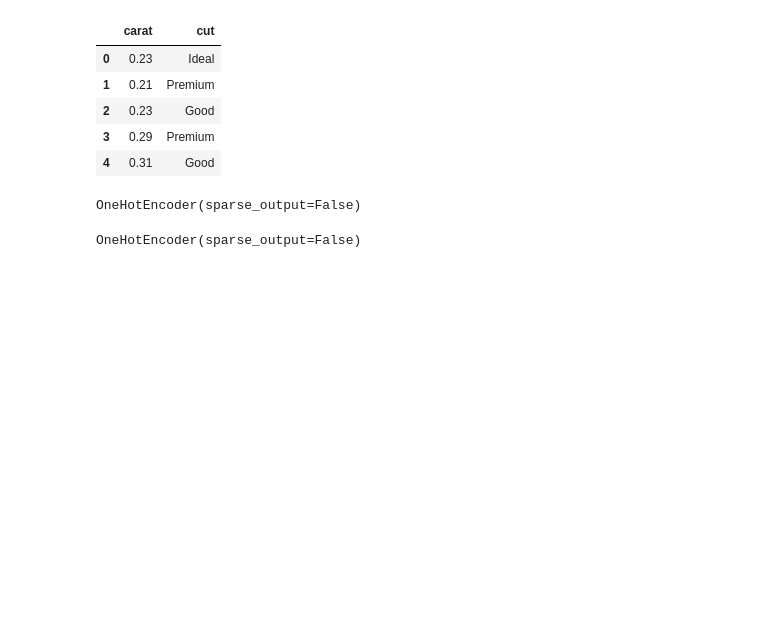
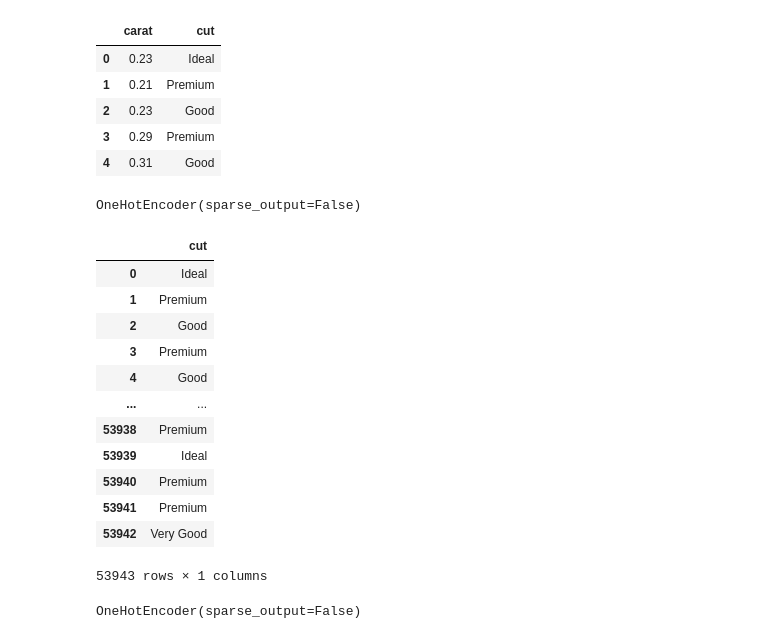
Before and after one commit to HalyshAnton/Python-AI, a Jupyter notebook: linear_regression.ipynb, the cells around one changed output. Cells and saved outputs as stored; diff of their text form; code cells hidden in the pictures; blank space fills up the shorter version.

```diff
--- a/linear_regression.ipynb
+++ b/linear_regression.ipynb
@@ -466,5 +480,21 @@ encoder.set_output(transform='pandas')
 # %% [output]
 OneHotEncoder(sparse_output=False)
+# %%
+X[['cut']]
+# %% [output]
+|  | cut |
+| 0 | Ideal |
+| 1 | Premium |
+| 2 | Good |
+| 3 | Premium |
+| 4 | Good |
+| ... | ... |
+| 53938 | Premium |
+| 53939 | Ideal |
+| 53940 | Premium |
+| 53941 | Premium |
+| 53942 | Very Good |
+53943 rows × 1 columns
 # %%
 encoder.fit(X[['cut']])
 # %% [output]
```
Also changed, not shown: parts of 23 cells of this notebook.
